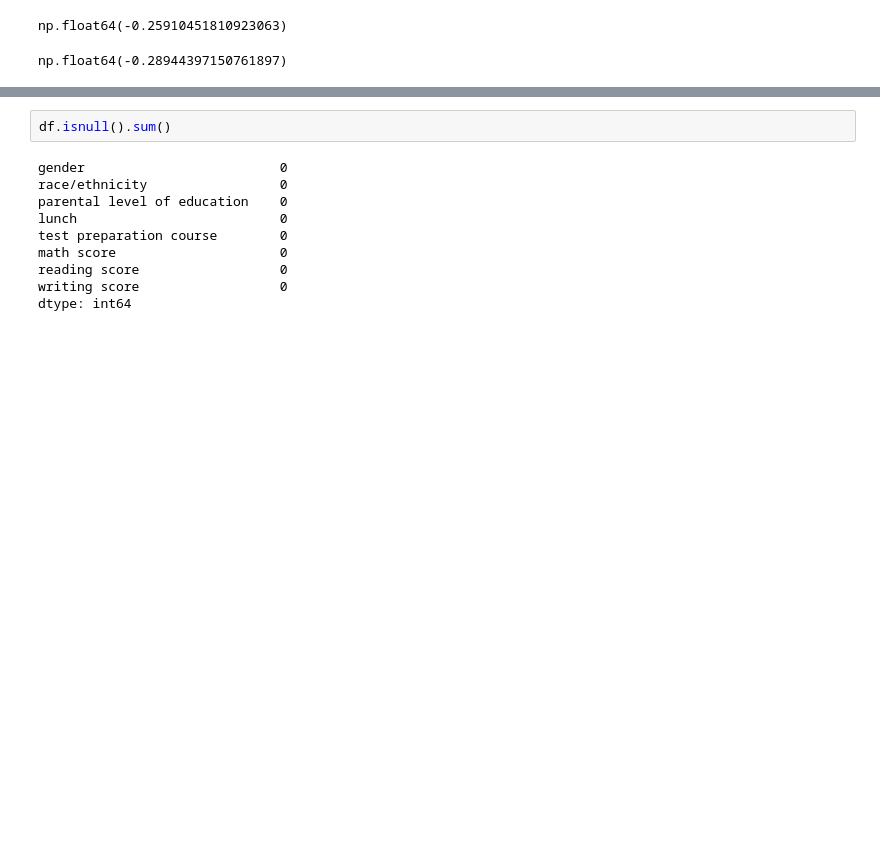
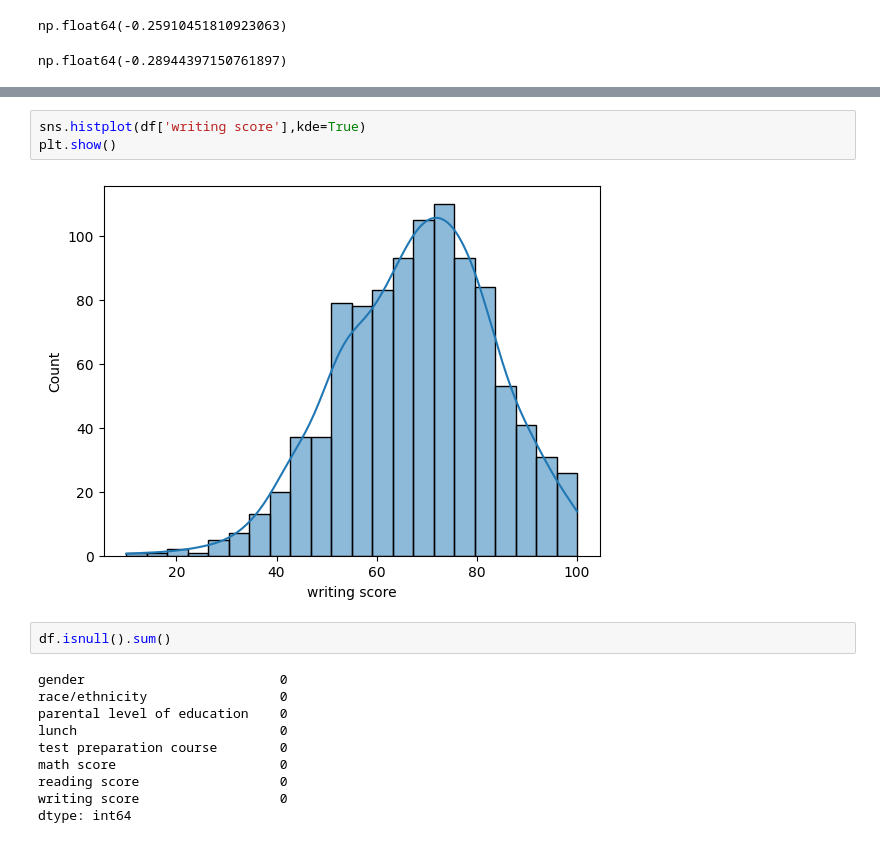
Before and after one commit to Dhineshsakthivel2007/STUDENT-MARK-PREDICTION-LINEAR-REGRESSION-, a Jupyter notebook: reg1.ipynb, the cells around one changed output, grey strips where cells are left out. Cells and saved outputs as stored; diff of their text form; blank space fills up the shorter version.

```diff
--- a/reg1.ipynb
+++ b/reg1.ipynb
@@ -41,3 +46,8 @@ np.float64(-0.28944397150761897)
+# %%
+sns.histplot(df['writing score'],kde=True)
+plt.show()
+# %% [output]
+[figure, added]
 # %%
 df.isnull().sum()
 # %% [output]
```
Also changed, not shown: parts of 1 cell of this notebook.
